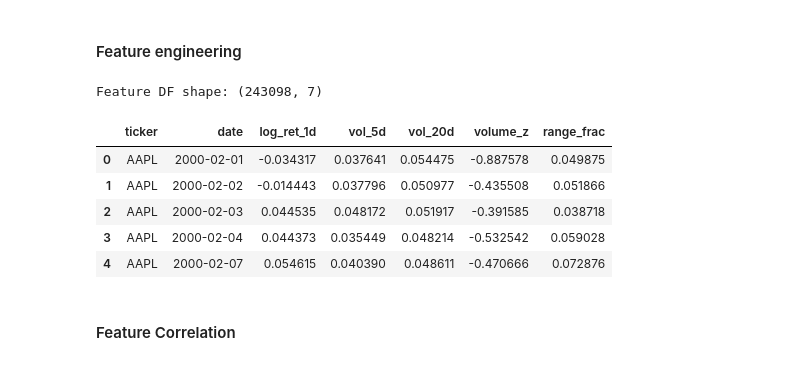
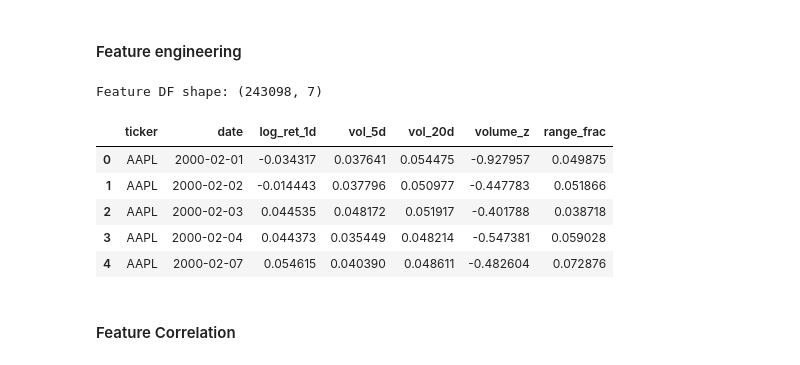
Before and after one commit to gcm107/Team-A, a Jupyter notebook: data-exploration.ipynb, the cells around one changed output. Drawn from its saved outputs; the diff is of its cells as text; code cells hidden in the pictures.

```diff
--- a/data-exploration.ipynb
+++ b/data-exploration.ipynb
@@ -298,42 +295,48 @@ feat_df['vol_5d'] = (
 )
 
 feat_df['vol_20d'] = (
     feat_df.groupby('ticker')['log_ret_1d']
            .rolling(window=20, min_periods=20)
            .std()
            .reset_index(level=0, drop=True)
 )
 
-# 3. vol z-score with expanding mean/std per ticker
+# 3. vol z-score with 1-period lag to exclude current row
 g = feat_df.groupby('ticker')['volume']
-exp_mean = g.expanding().mean().reset_index(level=0, drop=True)
-exp_std  = g.expanding().std(ddof=0).reset_index(level=0, drop=True)
+exp_mean = g.expanding().mean().shift(1).reset_index(level=0, drop=True)
+exp_std  = g.expanding().std(ddof=0).shift(1).reset_index(level=0, drop=True)
 
 feat_df['volume_mean_exp'] = exp_mean
 feat_df['volume_std_exp']  = exp_std
-feat_df['volume_z'] = (feat_df['volume'] - feat_df['volume_mean_exp']) / feat_df['volume_std_exp']
+
+# avoid dividing by 0
+feat_df['volume_z'] = (
+    (feat_df['volume'] - feat_df['volume_mean_exp'])
+    / (feat_df['volume_std_exp'] + 1e-8)
+)
+
 
 # 4. intraday range
 feat_df['range_frac'] = (feat_df['high'] - feat_df['low']) / feat_df['close']
 
 # Keep only needed columns
 feature_cols = ['log_ret_1d', 'vol_5d', 'vol_20d', 'volume_z', 'range_frac']
 
 feat_df = feat_df[['ticker', 'date'] + feature_cols]
 
 # drop nan rows that were created because of frolling features etc
 feat_df = feat_df.dropna(subset=feature_cols).reset_index(drop=True)
 
 print("Feature DF shape:", feat_df.shape)
 feat_df.head()
 # %% [output]
 Feature DF shape: (243098, 7)
 |  | ticker | date | log_ret_1d | vol_5d | vol_20d | volume_z | range_frac |
-| 0 | AAPL | 2000-02-01 | -0.034317 | 0.037641 | 0.054475 | -0.887578 | 0.049875 |
-| 1 | AAPL | 2000-02-02 | -0.014443 | 0.037796 | 0.050977 | -0.435508 | 0.051866 |
-| 2 | AAPL | 2000-02-03 | 0.044535 | 0.048172 | 0.051917 | -0.391585 | 0.038718 |
-| 3 | AAPL | 2000-02-04 | 0.044373 | 0.035449 | 0.048214 | -0.532542 | 0.059028 |
-| 4 | AAPL | 2000-02-07 | 0.054615 | 0.040390 | 0.048611 | -0.470666 | 0.072876 |
+| 0 | AAPL | 2000-02-01 | -0.034317 | 0.037641 | 0.054475 | -0.927957 | 0.049875 |
+| 1 | AAPL | 2000-02-02 | -0.014443 | 0.037796 | 0.050977 | -0.447783 | 0.051866 |
+| 2 | AAPL | 2000-02-03 | 0.044535 | 0.048172 | 0.051917 | -0.401788 | 0.038718 |
+| 3 | AAPL | 2000-02-04 | 0.044373 | 0.035449 | 0.048214 | -0.547381 | 0.059028 |
+| 4 | AAPL | 2000-02-07 | 0.054615 | 0.040390 | 0.048611 | -0.482604 | 0.072876 |
 # %% [markdown]
 #### Feature Correlation
 # %%
```
Also changed, not shown: parts of 16 cells of this notebook.
